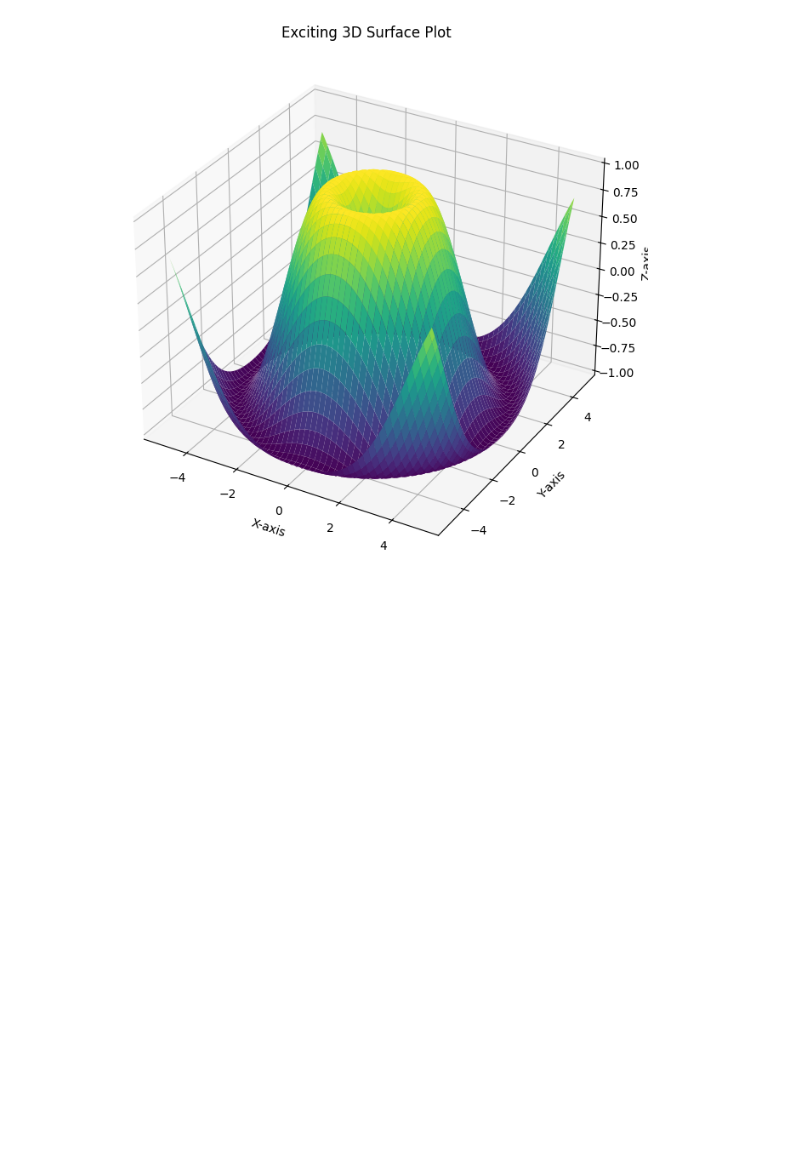
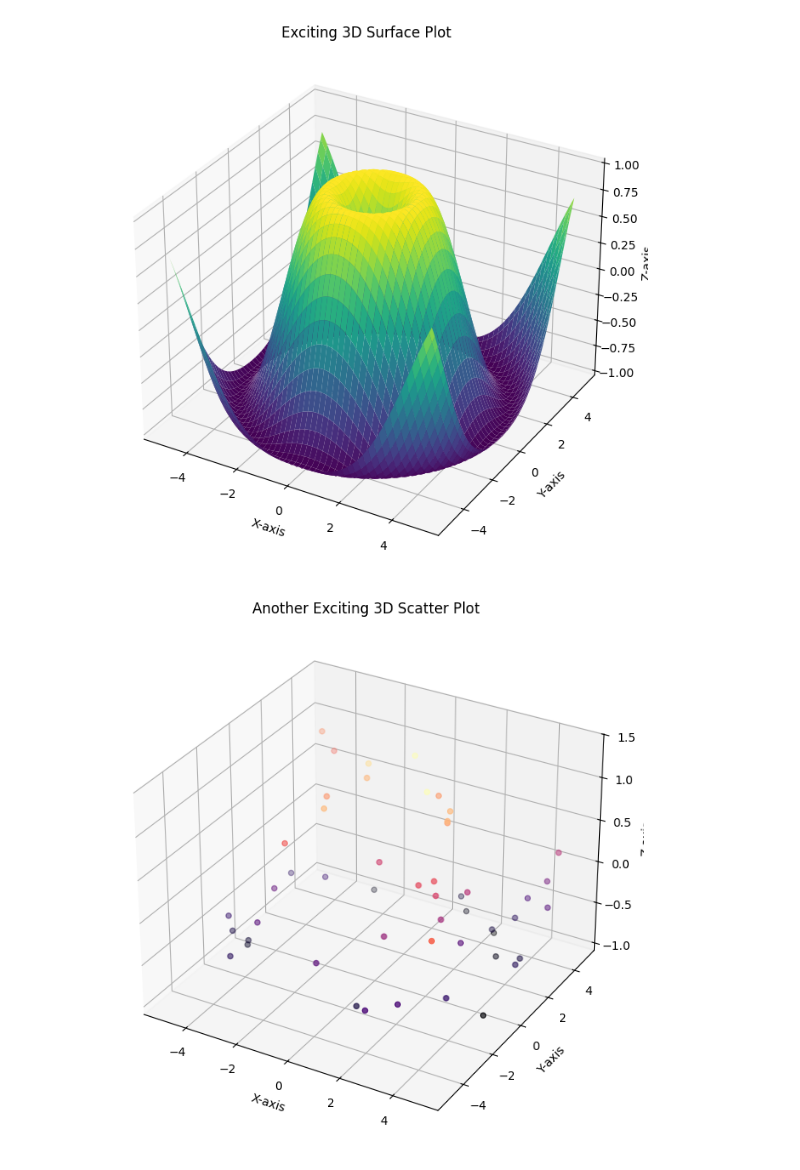
Before and after one commit to bhushan-ssh/colabs, a Jupyter notebook: numpy&plt.ipynb, the cells around one changed output. Saved outputs shown, nothing was run; the diff lists cells and outputs as text; code cells hidden in the pictures; blank space fills up the shorter version.

```diff
--- a/numpy&plt.ipynb
+++ b/numpy&plt.ipynb
@@ -94,3 +94,28 @@ ax.set_zlabel("Z-axis")
 plt.show()
 # %% [output]
 [figure]
+# %%
+import numpy as np
+import matplotlib.pyplot as plt
+from mpl_toolkits.mplot3d import Axes3D
+
+# Generate data for a 3D scatter plot
+n_points = 50
+x = np.random.rand(n_points) * 10 - 5
+y = np.random.rand(n_points) * 10 - 5
+z = np.sin(np.sqrt(x**2 + y**2)) + np.random.rand(n_points) * 0.5
+
+# Create the 3D scatter plot
+fig = plt.figure(figsize=(10, 8))
+ax = fig.add_subplot(111, projection='3d')
+
+ax.scatter(x, y, z, c=z, cmap='magma', marker='o')
+
+ax.set_title("Another Exciting 3D Scatter Plot")
+ax.set_xlabel("X-axis")
+ax.set_ylabel("Y-axis")
+ax.set_zlabel("Z-axis")
+
+plt.show()
+# %% [output]
+[figure, added]
```
Also changed, not shown: parts of 1 cell of this notebook.
